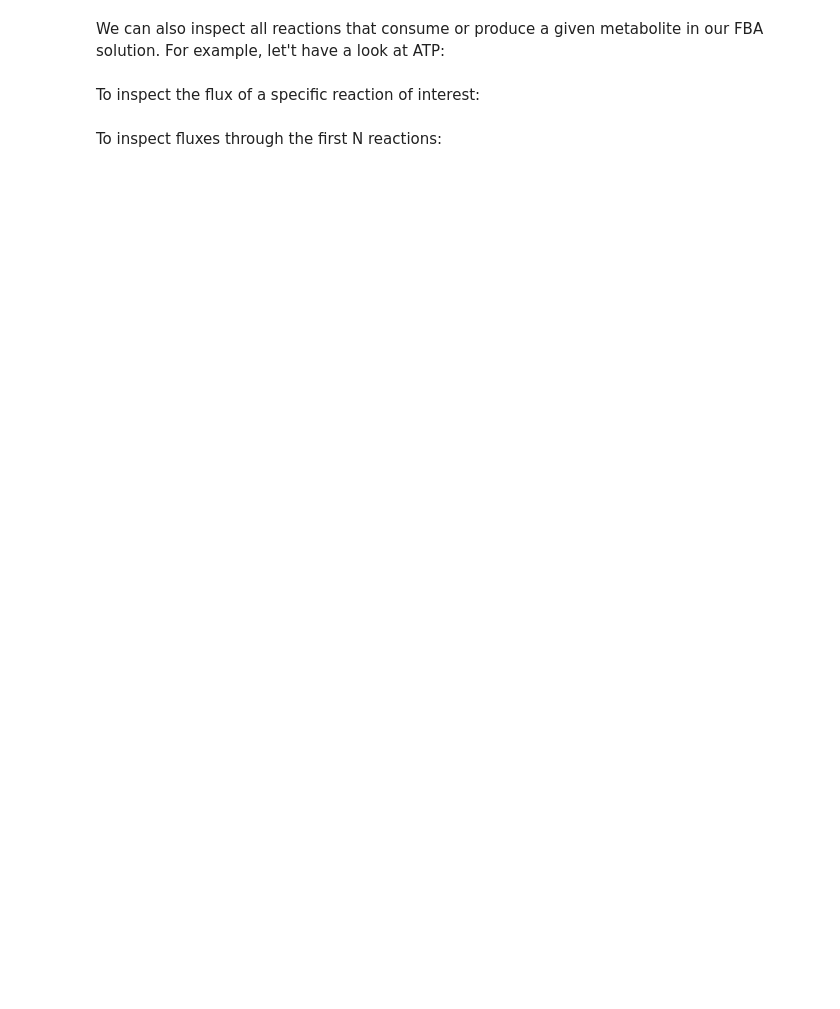
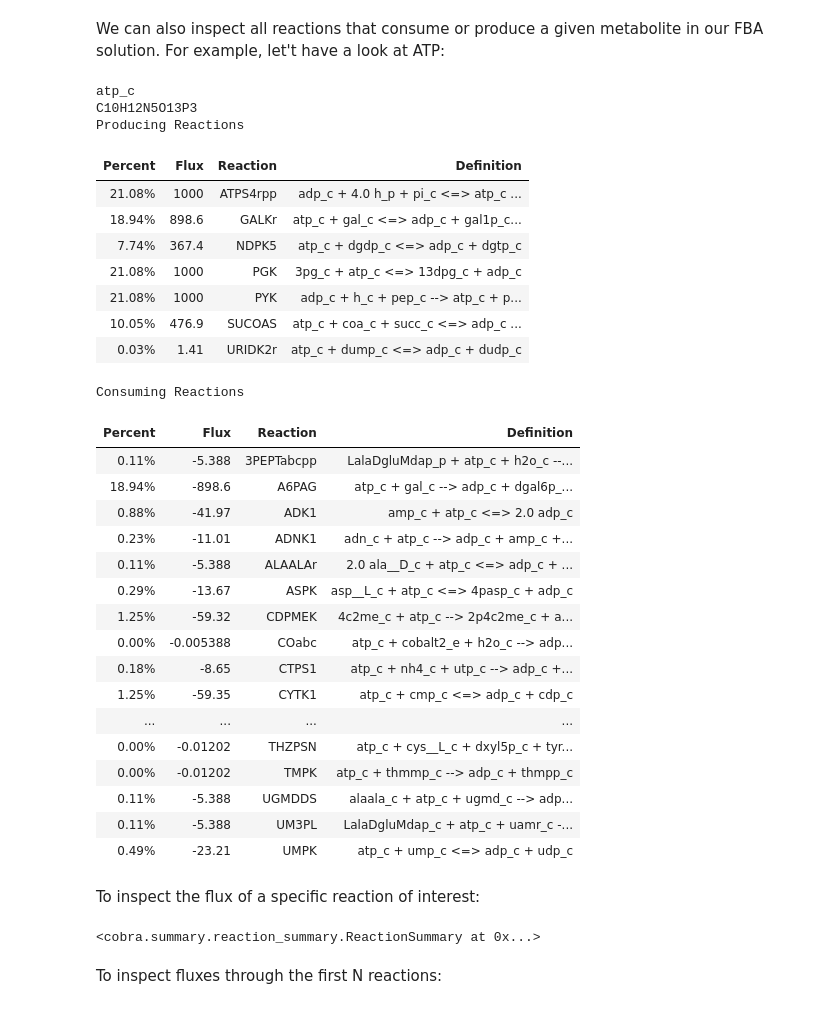
Before and after one commit to zimmermann-kogadeeva-group/Practical_Metabolic_modelling, a Jupyter notebook: Scripts/notebooks/1_fba.ipynb, the cells around one changed output. Saved outputs shown, nothing was run; the diff lists cells and outputs as text; code cells hidden in the pictures; blank space fills up the shorter version.

```diff
--- a/Scripts/notebooks/1_fba.ipynb
+++ b/Scripts/notebooks/1_fba.ipynb
@@ -177,11 +203,43 @@ model_yeast.summary()
 # %% [markdown]
 We can also inspect all reactions that consume or produce a given metabolite in our FBA solution. For example, let't have a look at ATP:
 # %%
-model_yeast.metabolites.atp_c.summary()
+model_halop.metabolites.atp_c.summary()
+# %% [output]
+atp_c
+C10H12N5O13P3
+Producing Reactions
+| Percent | Flux | Reaction | Definition |
+| 21.08% | 1000 | ATPS4rpp | adp_c + 4.0 h_p + pi_c <=> atp_c ... |
+| 18.94% | 898.6 | GALKr | atp_c + gal_c <=> adp_c + gal1p_c... |
+| 7.74% | 367.4 | NDPK5 | atp_c + dgdp_c <=> adp_c + dgtp_c |
+| 21.08% | 1000 | PGK | 3pg_c + atp_c <=> 13dpg_c + adp_c |
+| 21.08% | 1000 | PYK | adp_c + h_c + pep_c --> atp_c + p... |
+| 10.05% | 476.9 | SUCOAS | atp_c + coa_c + succ_c <=> adp_c ... |
+| 0.03% | 1.41 | URIDK2r | atp_c + dump_c <=> adp_c + dudp_c |
+Consuming Reactions
+| Percent | Flux | Reaction | Definition |
+| 0.11% | -5.388 | 3PEPTabcpp | LalaDgluMdap_p + atp_c + h2o_c --... |
+| 18.94% | -898.6 | A6PAG | atp_c + gal_c --> adp_c + dgal6p_... |
+| 0.88% | -41.97 | ADK1 | amp_c + atp_c <=> 2.0 adp_c |
+| 0.23% | -11.01 | ADNK1 | adn_c + atp_c --> adp_c + amp_c +... |
+| 0.11% | -5.388 | ALAALAr | 2.0 ala__D_c + atp_c <=> adp_c + ... |
+| 0.29% | -13.67 | ASPK | asp__L_c + atp_c <=> 4pasp_c + adp_c |
+| 1.25% | -59.32 | CDPMEK | 4c2me_c + atp_c --> 2p4c2me_c + a... |
+| 0.00% | -0.005388 | COabc | atp_c + cobalt2_e + h2o_c --> adp... |
+| 0.18% | -8.65 | CTPS1 | atp_c + nh4_c + utp_c --> adp_c +... |
+| 1.25% | -59.35 | CYTK1 | atp_c + cmp_c <=> adp_c + cdp_c |
+| ... | ... | ... | ... |
+| 0.00% | -0.01202 | THZPSN | atp_c + cys__L_c + dxyl5p_c + tyr... |
+| 0.00% | -0.01202 | TMPK | atp_c + thmmp_c --> adp_c + thmpp_c |
+| 0.11% | -5.388 | UGMDDS | alaala_c + atp_c + ugmd_c --> adp... |
+| 0.11% | -5.388 | UM3PL | LalaDgluMdap_c + atp_c + uamr_c -... |
+| 0.49% | -23.21 | UMPK | atp_c + ump_c <=> adp_c + udp_c |
 # %% [markdown]
 To inspect the flux of a specific reaction of interest:
 # %%
-model_yeast.reactions.PGK.summary()
+model_halop.reactions.PGK.summary()
+# %% [output]
+<cobra.summary.reaction_summary.ReactionSummary at 0x...>
 # %% [markdown]
 To inspect fluxes through the first N reactions:
 # %%
```
Also changed, not shown: parts of 81 cells of this notebook, 1 other file.
